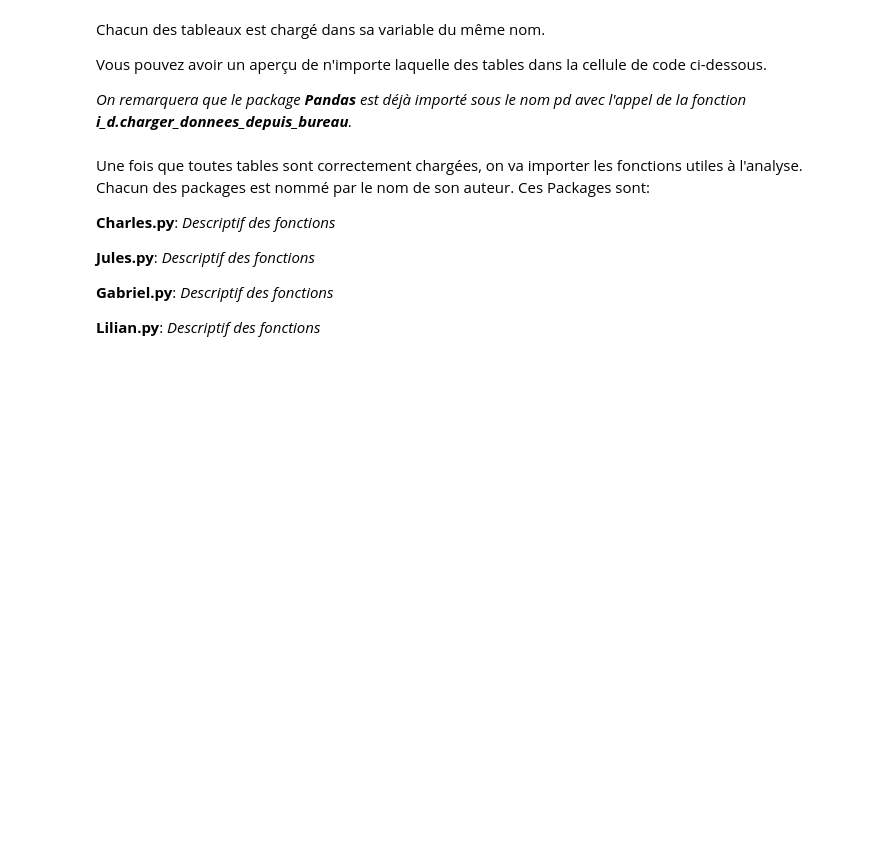
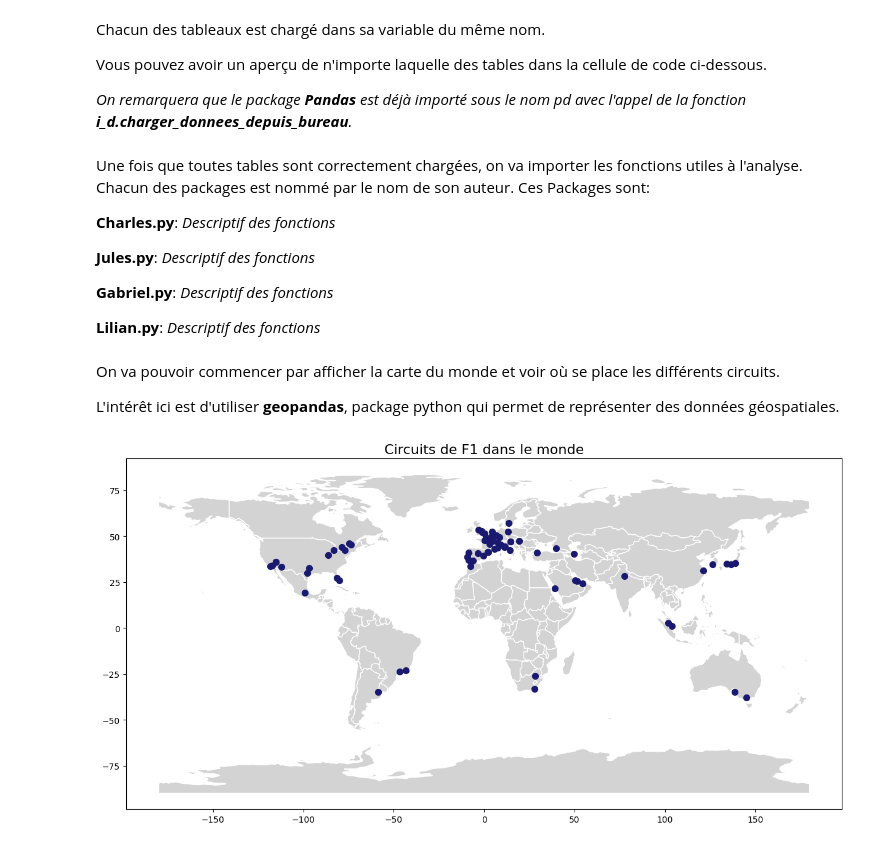
Before and after one commit to OzeelCharles/projet_info2, a Jupyter notebook: Notebook_final.ipynb, the cells around one changed output. Cells and saved outputs as stored; diff of their text form; code cells hidden in the pictures; blank space fills up the shorter version.

```diff
--- a/Notebook_final.ipynb
+++ b/Notebook_final.ipynb
@@ -74,3 +74,11 @@ Chacun des packages est nommé par le nom de son auteur. Ces Packages sont:
 # %%
 from modules import Charles as charles
 from modules import Jules as jules
+# %% [markdown]
+On va pouvoir commencer par afficher la carte du monde et voir où se place les différents circuits.
+
+L'intérêt ici est d'utiliser **geopandas**, package python qui permet de représenter des données géospatiales.
+# %%
+charles.mappage_courses_sans_noms(circuits)
+# %% [output]
+[figure, added]
```
Also changed, not shown: parts of 6 cells of this notebook, 1 other file.
